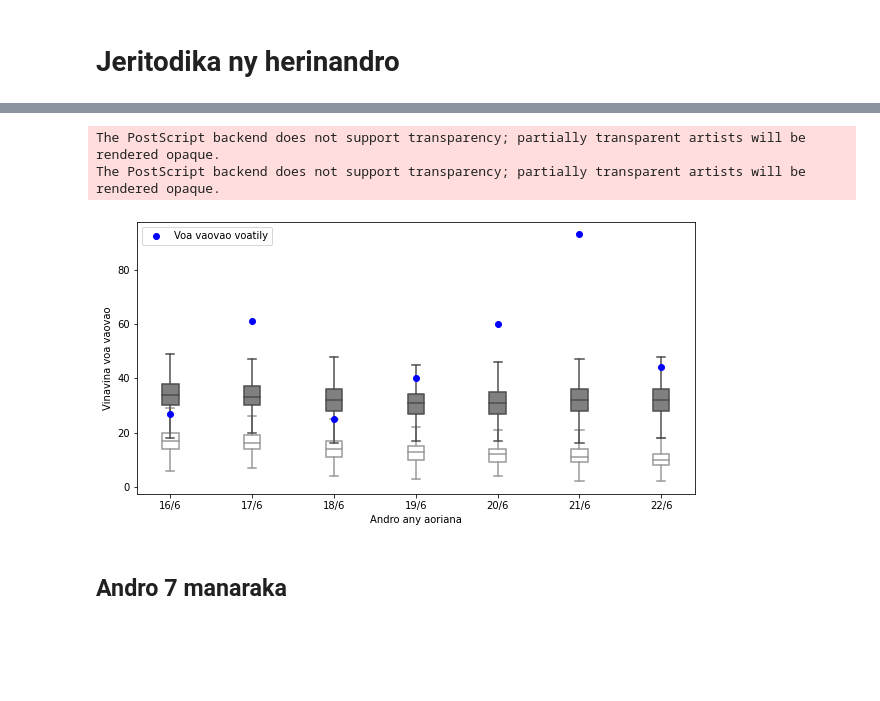
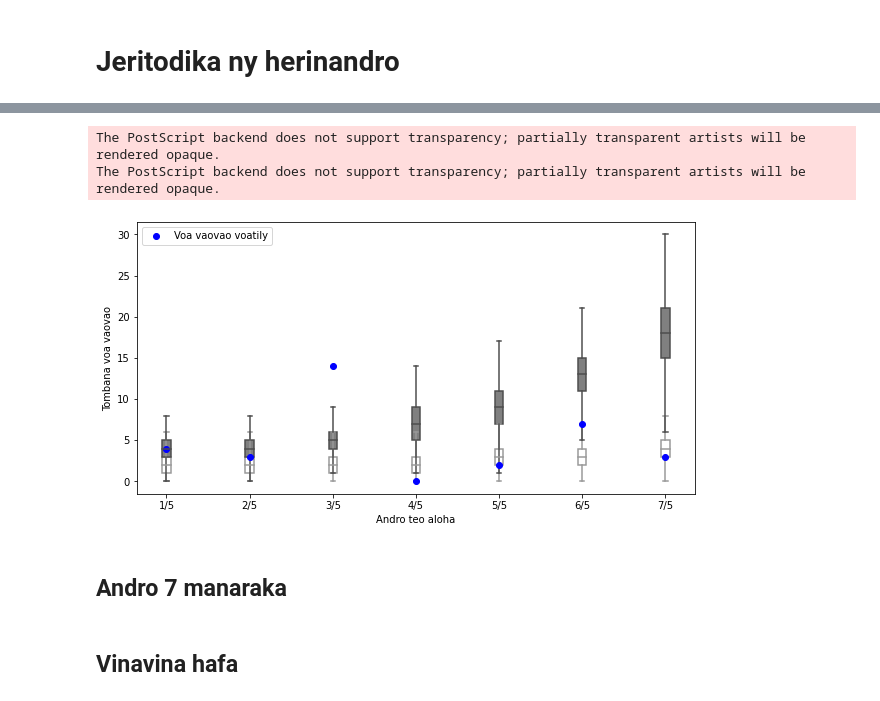
Before and after one commit to tabilaocov/ady_cov, a Jupyter notebook: scr/modely_RP/R_tabilao.ipynb, the cells around one changed output, grey strips where cells are left out. Cells and saved outputs as stored; diff of their text form; code cells hidden in the pictures; blank space fills up the shorter version.

```diff
--- a/scr/modely_RP/R_tabilao.ipynb
+++ b/scr/modely_RP/R_tabilao.ipynb
@@ -428,0 +429,2 @@ Kartily @ 25% R hoan'ny 2020-07-02 : 1.3223585147808583
+# %%
+daty_data_mifar = datetime.date(2020,5,5)
@@ -576,20 +674,16 @@ The PostScript backend does not support transparency; partially transparent arti
 # %%
 # Computing Ivao(daty_mifarj + i) for i in range(1,8)
 
-daty_data_mifarj = datetime.date(2020,6,15)
-
-daty_ambaj = datetime.date(2020,6,15)
-daty_amboj = datetime.date(2020,6,9)
-
-daty_vinaj = daty_amboj
-
 daty_m1j = daty_data_mifarj + datetime.timedelta(days = 1)
 
-Iv = int(Rt_salan(daty_vinaj)*lsi(daty_m1j))
+Rt_amba_hitsiny = 0
+Rt_vinaj = Rt_salan(daty_ambaj) + Rt_amba_hitsiny
+
+Iv = int(Rt_vinaj*lsi(daty_m1j))
 
 dIvao.loc[pd.to_datetime(daty_m1j)] =[Iv]
 
 for i in range(1,8):
  tj = daty_m1j + datetime.timedelta(days = i)
- Ivv = int(Rt_salan(daty_vinaj)*lsi(tj))
+ Ivv = int(Rt_vinaj*lsi(tj))
  dIvao.loc[pd.to_datetime(tj)] = [Ivv]
@@ -596 +711,19 @@ for i in range(1,8):
+# %%
+# Computing Ivao(daty_mifarj + i) for i in range(1,8)
+
+daty_m1j = daty_data_mifarj + datetime.timedelta(days = 1)
+
+# Rt_ambo_hitsiny = (Rt_salan(daty_ambaj)- Rt_salan(daty_amboj))/2
+
+Rt_ambo_hitsiny = 0
+Rt_vinaj = Rt_salan(daty_amboj) + Rt_ambo_hitsiny
+
+Iv = int(Rt_vinaj*lsi(daty_m1j))
+
+dIvao.loc[pd.to_datetime(daty_m1j)] =[Iv]
+
+for i in range(1,8):
+ tj = daty_m1j + datetime.timedelta(days = i)
+ Ivv = int(Rt_vinaj*lsi(tj))
+ dIvao.loc[pd.to_datetime(tj)] = [Ivv]
 # %%
@@ -615,21 +750,21 @@ for i in range(1,8):
 # %%
 # Plotting the evaluation of the last 7 days
 
 fig, ax = plt.subplots(figsize=(10,5))
-box = sns.boxplot(daty_j_lst, data_baj, color='white', width=0.2, showfliers=False, ax=ax)
-box = sns.boxplot(daty_j_lst, data_boj, color='grey', width=0.2, showfliers=False, ax=ax)
+box = sns.boxplot(daty_j_lst, data_baj, color='white', width=0.1, showfliers=False, ax=ax)
+box = sns.boxplot(daty_j_lst, data_boj, color='grey', width=0.1, showfliers=False, ax=ax)
 ax.plot(daty_j_lst, dIvao.loc[pd.to_datetime(daty_m1j):pd.to_datetime(daty_m1j + datetime.timedelta(days = 6))], marker ="o",ls = 'None', color='blue',label="Voa vaovao voatily")
-ax.set(xlabel = 'Andro any aoriana', ylabel="Vinavina voa vaovao")
+ax.set(xlabel = 'Andro teo aloha', ylabel="Tombana voa vaovao")
 
 plt.legend(loc= 'best')
 
-plt.savefig(path_to_save+'Iv166j_mdg.eps')
-plt.savefig(path_to_save+'Iv166j_mdg.png')
+plt.savefig(path_to_save+'Iv15j_mdg.eps')
+plt.savefig(path_to_save+'Iv15j_mdg.png')
 
 plt.show()
 # %% [output]
 The PostScript backend does not support transparency; partially transparent artists will be rendered opaque.
 The PostScript backend does not support transparency; partially transparent artists will be rendered opaque.
-[figure, old version]
+[figure, new version]
 # %% [markdown]
 ## Andro 7 manaraka
@@ -654 +790,3 @@ for i in range(1,8):
  dIvao.loc[pd.to_datetime(errt)] =[Ivv]
+# %% [markdown]
+## Vinavina hafa
```
Also changed, not shown: parts of 45 cells of this notebook.
